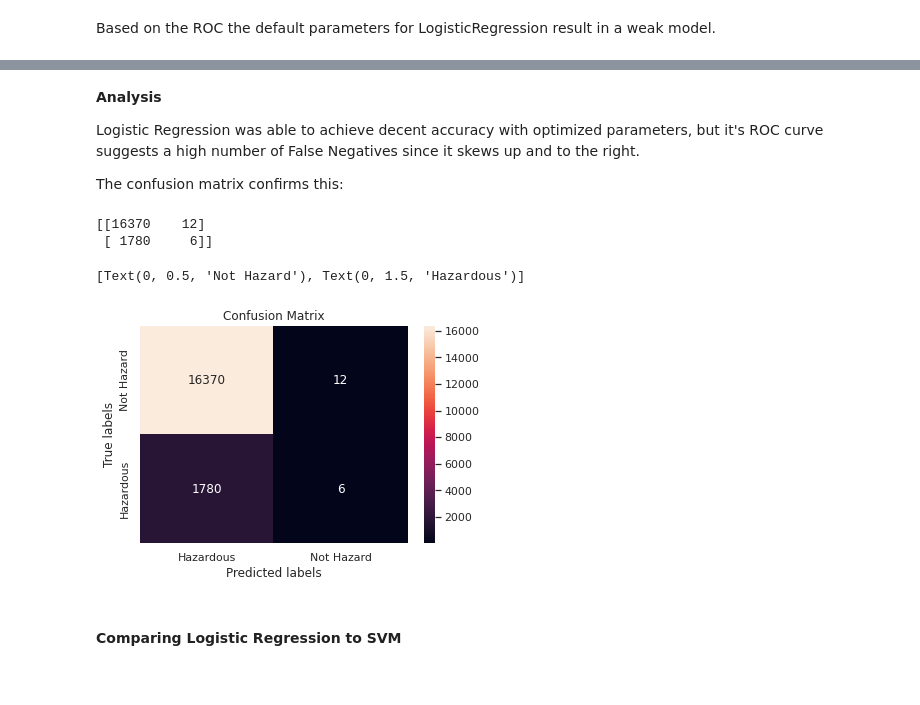
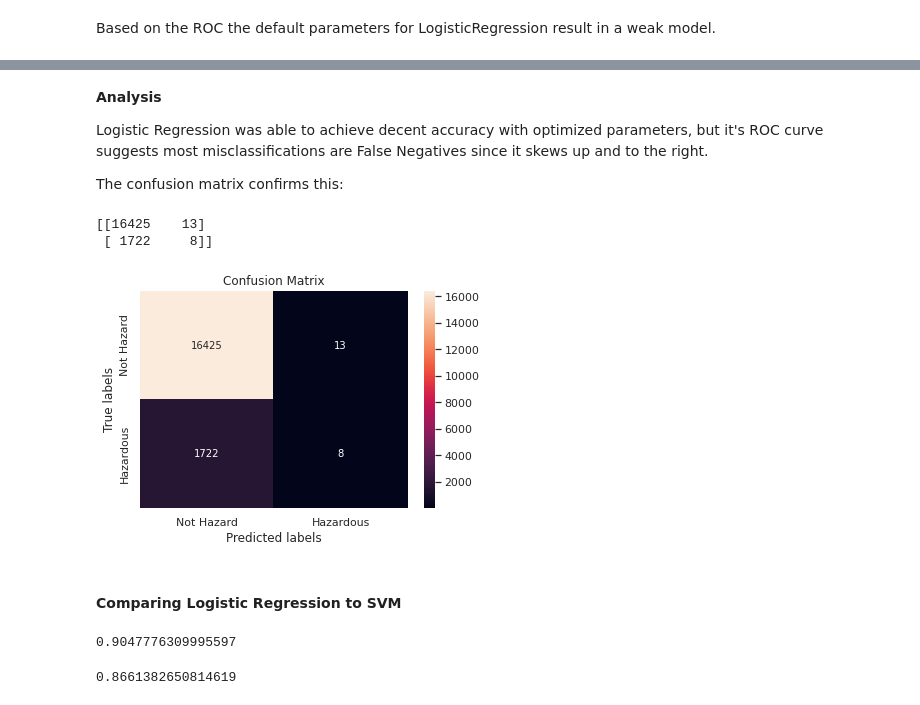
Before and after one commit to codiak/ds_notebooks, a Jupyter notebook: NASA_Dataset_Near_Earth_Object_Hazard_Model.ipynb, the cells around one changed output, grey strips where cells are left out. Saved outputs shown, nothing was run; the diff lists cells and outputs as text; code cells hidden in the pictures.

```diff
--- a/NASA_Dataset_Near_Earth_Object_Hazard_Model.ipynb
+++ b/NASA_Dataset_Near_Earth_Object_Hazard_Model.ipynb
@@ -303,26 +305,37 @@ plot_roc_vals('C=1e-05 ROC', better_roc_log_reg, a2)
 # %% [markdown]
 **Analysis**
 
-Logistic Regression was able to achieve decent accuracy with optimized parameters, but it's ROC curve suggests a high number of False Negatives since it skews up and to the right.
+Logistic Regression was able to achieve decent accuracy with optimized parameters, but it's ROC curve suggests most misclassifications are False Negatives since it skews up and to the right.
 
 The confusion matrix confirms this:
 # %%
-y_pred = better_roc_log_reg.predict(x_test)
-confusion = confusion_matrix(y_test, y_pred)
-print(confusion)
-ax = plt.subplot()
-sns.heatmap(confusion, annot=True, fmt='g', ax=ax);  #annot=True to annotate cells, ftm='g' to disable scientific notation
+def plot_confusion_matrix(model):
+  y_pred = model.predict(x_test)
+  confusion = confusion_matrix(y_test, y_pred)
+  print(confusion)
+  ax = plt.subplot()
+  sns.heatmap(confusion, annot=True, fmt='g', ax=ax);  #annot=True to annotate cells, ftm='g' to disable scientific notation
 
-# labels, title and ticks
-ax.set_xlabel('Predicted labels')
-ax.set_ylabel('True labels')
-ax.set_title('Confusion Matrix')
-ax.xaxis.set_ticklabels(['Hazardous', 'Not Hazard'])
-ax.yaxis.set_ticklabels(['Not Hazard', 'Hazardous'])
+  # labels, title and ticks
+  ax.set_xlabel('Predicted labels')
+  ax.set_ylabel('True labels')
+  ax.set_title('Confusion Matrix')
+  ax.xaxis.set_ticklabels(['Not Hazard', 'Hazardous'])
+  ax.yaxis.set_ticklabels(['Not Hazard', 'Hazardous'])
+
+plot_confusion_matrix(better_roc_log_reg)
 # %% [output]
-[[16370    12]
- [ 1780     6]]
+[[16425    13]
+ [ 1722     8]]
-[Text(0, 0.5, 'Not Hazard'), Text(0, 1.5, 'Hazardous')]
-[figure, old version]
+[figure, new version]
 # %% [markdown]
 #### Comparing Logistic Regression to SVM
+# %%
+# Try poly kernel
+x_subset, y_subset = x_train[0:5000], y_train[0:5000]
+nlsvm = SVC(kernel='poly', C=1, cache_size=4000, probability=True)
+nlsvm.fit(x_subset, y_subset)
+print(accuracy_score(y_test, nlsvm.predict(x_test)))
+# <3sec
+# %% [output]
+0.9047776309995597
@@ -328,0 +348,9 @@ ax.yaxis.set_ticklabels(['Not Hazard', 'Hazardous'])
+# %%
+# As an alternative to SVC using the linear kernel, the LinearSVC package is
+# optimzied for a larger data set
+from sklearn.svm import LinearSVC
+lsvm = LinearSVC(random_state=0, tol=1e-5)
+lsvm.fit(x_train, y_train)
+print(accuracy_score(y_test, lsvm.predict(x_test)))
+# %% [output]
+0.8661382650814619
```
Also changed, not shown: parts of 20 cells of this notebook.
